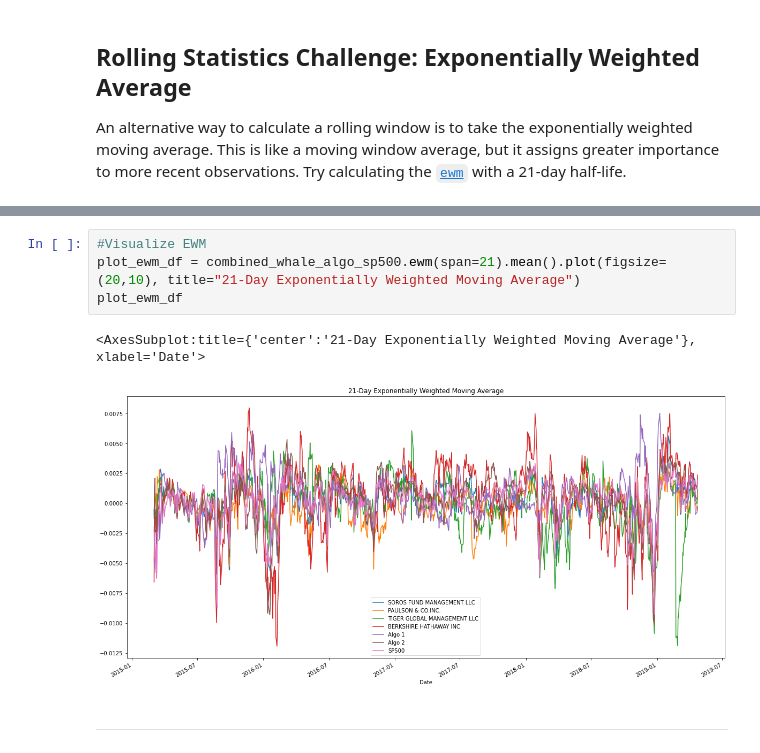
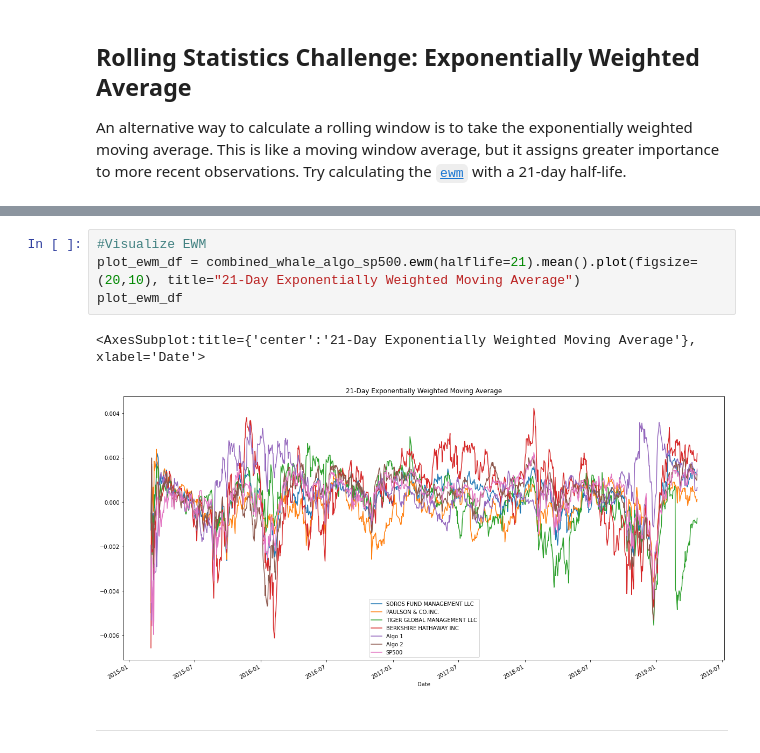
Before and after one commit to mmfsb/Pandas_Homework, a Jupyter notebook: Whale/whale_analysis.ipynb, the cells around one changed output, grey strips where cells are left out. Cells and saved outputs as stored; diff of their text form.

```diff
--- a/Whale/whale_analysis.ipynb
+++ b/Whale/whale_analysis.ipynb
@@ -449,11 +449,11 @@ ewma_df
 1043 rows × 7 columns
 # %%
 #Visualize EWM
-plot_ewm_df = combined_whale_algo_sp500.ewm(span=21).mean().plot(figsize=(20,10), title="21-Day Exponentially Weighted Moving Average")
+plot_ewm_df = combined_whale_algo_sp500.ewm(halflife=21).mean().plot(figsize=(20,10), title="21-Day Exponentially Weighted Moving Average")
 plot_ewm_df
 # %% [output]
 <AxesSubplot:title={'center':'21-Day Exponentially Weighted Moving Average'}, xlabel='Date'>
-[figure, old version]
+[figure, new version]
 # %% [markdown]
 ---
 # %% [markdown]
```
Also changed, not shown: parts of 6 cells of this notebook.
